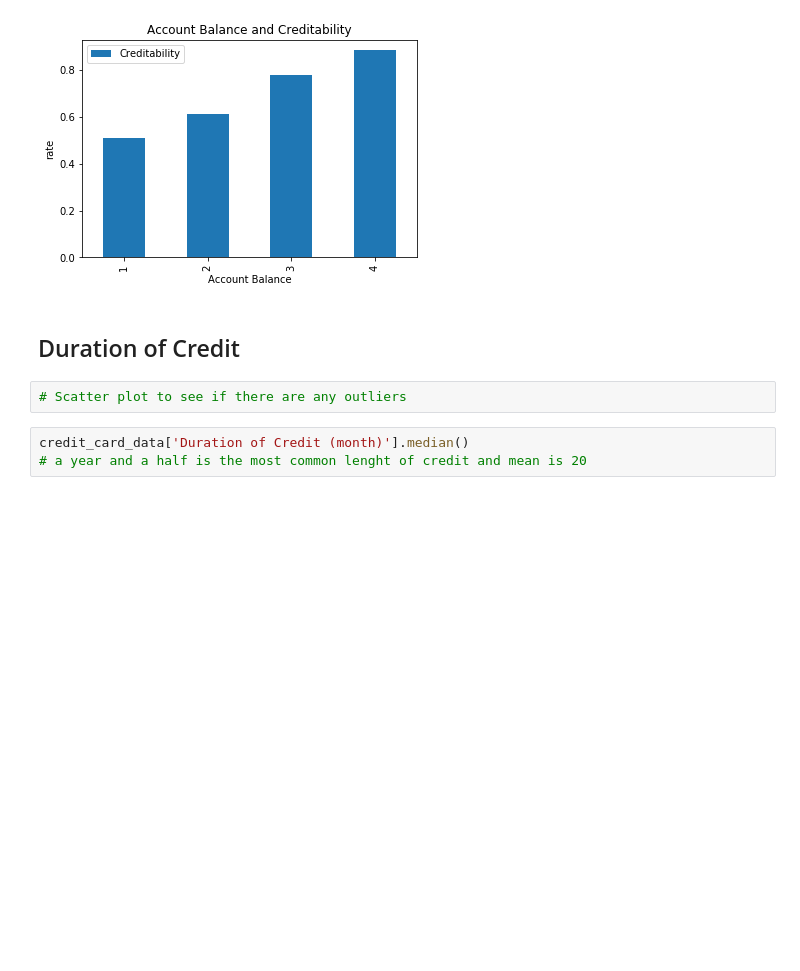
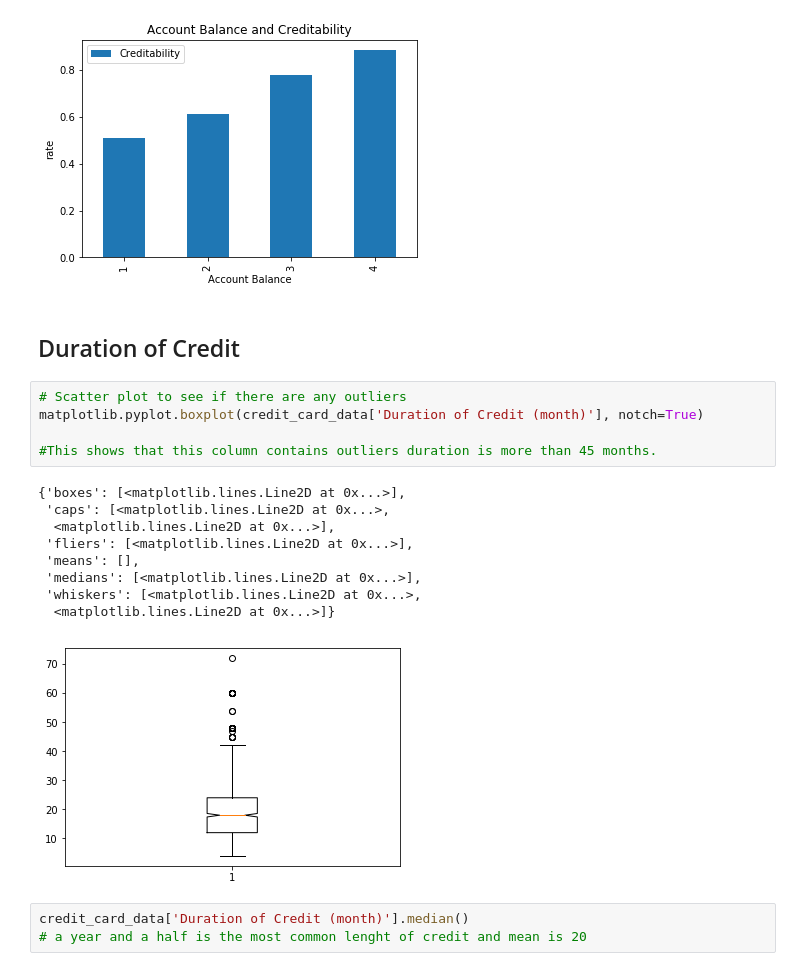
Before and after one commit to kcelotto/3250-TermProject, a Jupyter notebook: Term Project.ipynb, the cells around one changed output. Cells and saved outputs as stored; diff of their text form; blank space fills up the shorter version.

```diff
--- a/Term Project.ipynb
+++ b/Term Project.ipynb
@@ -117,6 +137,19 @@ Text(0.5,1,'Account Balance and Creditability')
 ## Duration of Credit
 # %%
 # Scatter plot to see if there are any outliers
+matplotlib.pyplot.boxplot(credit_card_data['Duration of Credit (month)'], notch=True)
+
+#This shows that this column contains outliers duration is more than 45 months.
+# %% [output]
+{'boxes': [<matplotlib.lines.Line2D at 0x...>],
+ 'caps': [<matplotlib.lines.Line2D at 0x...>,
+  <matplotlib.lines.Line2D at 0x...>],
+ 'fliers': [<matplotlib.lines.Line2D at 0x...>],
+ 'means': [],
+ 'medians': [<matplotlib.lines.Line2D at 0x...>],
+ 'whiskers': [<matplotlib.lines.Line2D at 0x...>,
+  <matplotlib.lines.Line2D at 0x...>]}
+[figure, added]
 # %%
 credit_card_data['Duration of Credit (month)'].median()
 # a year and a half is the most common lenght of credit and mean is 20
```
Also changed, not shown: parts of 99 cells of this notebook.
